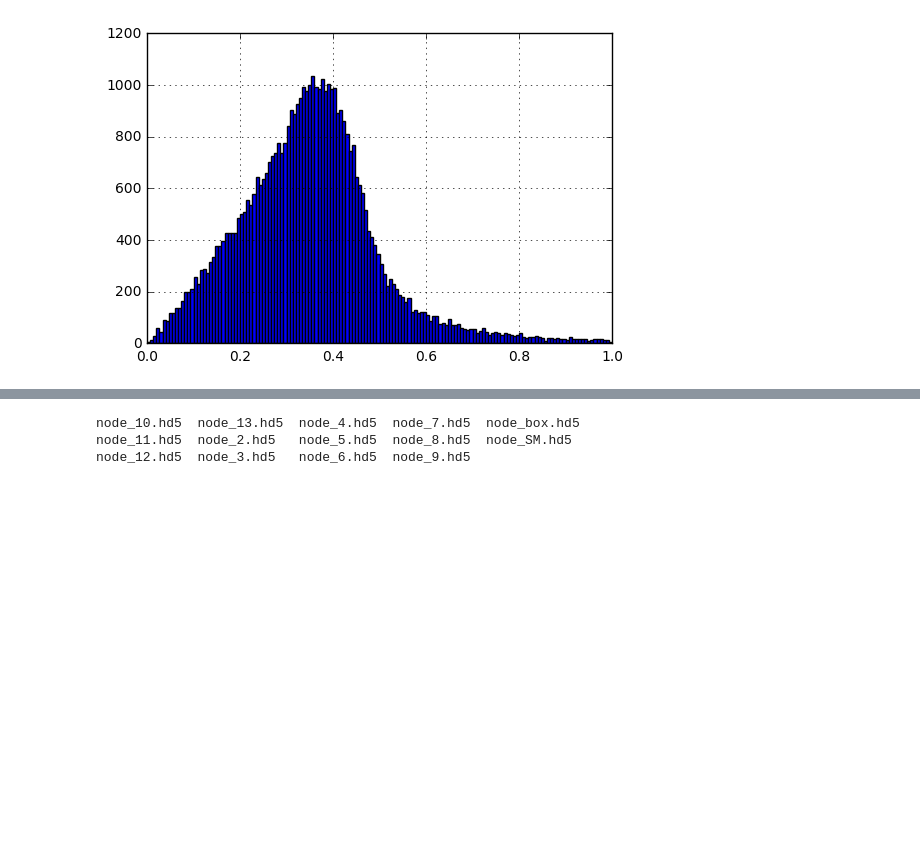
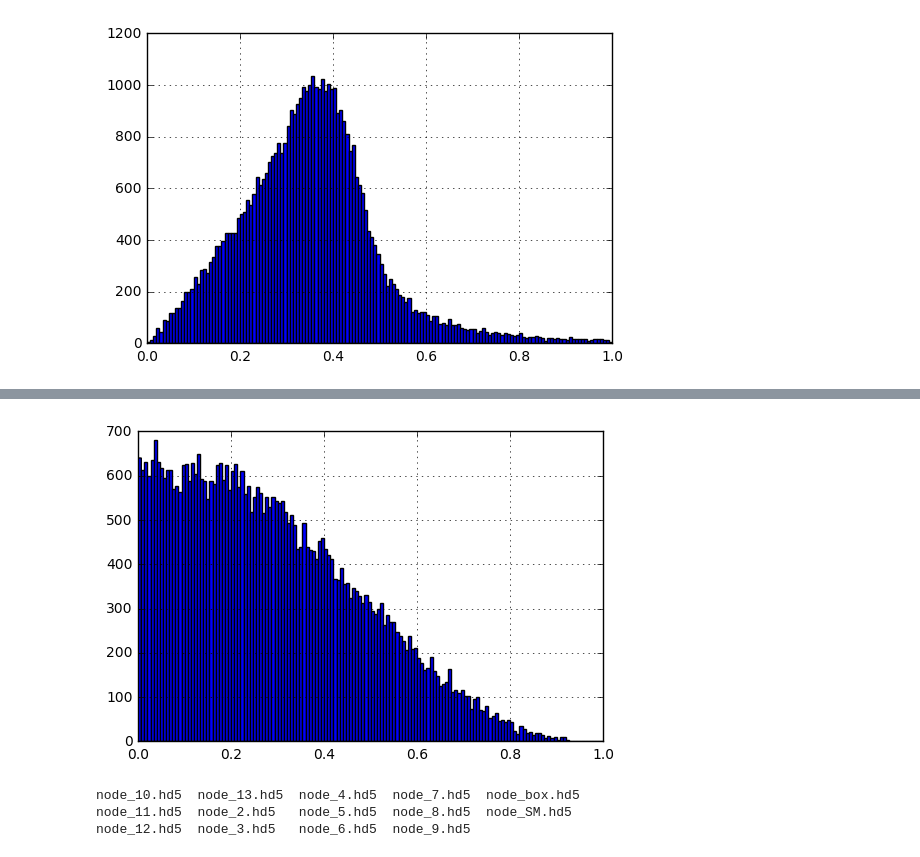
Before and after one commit to gitanjalipoddar/HHbbgg_ETH, a Jupyter notebook: GenResponse/notebooks/root_to_hdf.ipynb, the cells around one changed output, grey strips where cells are left out. Drawn from its saved outputs; the diff is of its cells as text; code cells hidden in the pictures; blank space fills up the shorter version.

```diff
--- a/GenResponse/notebooks/root_to_hdf.ipynb
+++ b/GenResponse/notebooks/root_to_hdf.ipynb
@@ -94,3 +109,8 @@ plt.show()
+# %%
+dfs["node_SM"].cos_theta_cs.hist(range=[0,1],bins=150)
+plt.show()
+# %% [output]
+[figure, added]
 # %%
 #hdf: hierarchial data format
 
```
Also changed, not shown: parts of 9 cells of this notebook.
